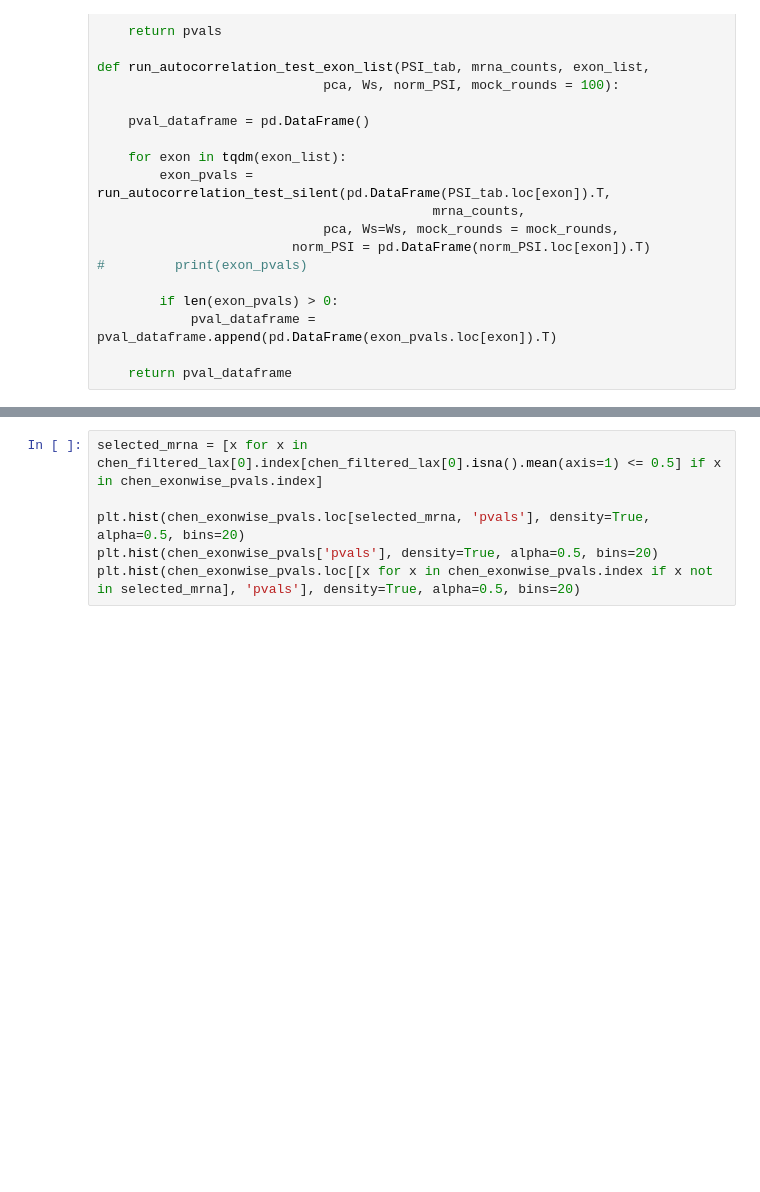
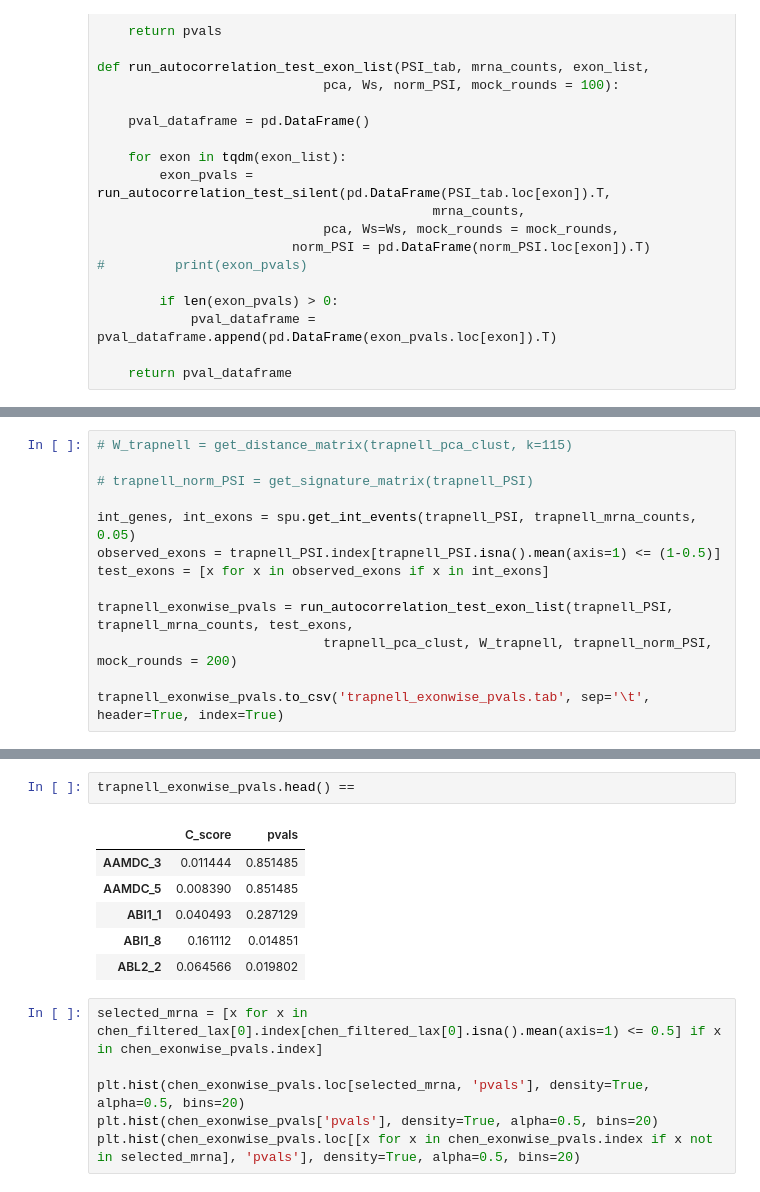
Before and after one commit to lareaulab/sc_binary_splicing, a Jupyter notebook: results/data_analysis/autocorrelation.ipynb, the cells around one changed output, grey strips where cells are left out. Cells and saved outputs as stored; diff of their text form; blank space fills up the shorter version.

```diff
--- a/results/data_analysis/autocorrelation.ipynb
+++ b/results/data_analysis/autocorrelation.ipynb
@@ -852,0 +848,13 @@ If you're reading this message in another frontend (for example, a static render
+# %%
+# W_trapnell = get_distance_matrix(trapnell_pca_clust, k=115)
+
+# trapnell_norm_PSI = get_signature_matrix(trapnell_PSI)
+
+int_genes, int_exons = spu.get_int_events(trapnell_PSI, trapnell_mrna_counts, 0.05)
+observed_exons = trapnell_PSI.index[trapnell_PSI.isna().mean(axis=1) <= (1-0.5)]
+test_exons = [x for x in observed_exons if x in int_exons]
+
+trapnell_exonwise_pvals = run_autocorrelation_test_exon_list(trapnell_PSI, trapnell_mrna_counts, test_exons,
+                             trapnell_pca_clust, W_trapnell, trapnell_norm_PSI, mock_rounds = 200)
+
+trapnell_exonwise_pvals.to_csv('trapnell_exonwise_pvals.tab', sep='\t', header=True, index=True)
@@ -853,3 +970,12 @@ If you're reading this message in another frontend (for example, a static render
+# %%
+trapnell_exonwise_pvals.head() ==
+# %% [output]
+|  | C_score | pvals |
+| AAMDC_3 | 0.011444 | 0.851485 |
+| AAMDC_5 | 0.008390 | 0.851485 |
+| ABI1_1 | 0.040493 | 0.287129 |
+| ABI1_8 | 0.161112 | 0.014851 |
+| ABL2_2 | 0.064566 | 0.019802 |
 # %%
 selected_mrna = [x for x in chen_filtered_lax[0].index[chen_filtered_lax[0].isna().mean(axis=1) <= 0.5] if x in chen_exonwise_pvals.index]
 
```
Also changed, not shown: parts of 13 cells of this notebook, 7 other files.
